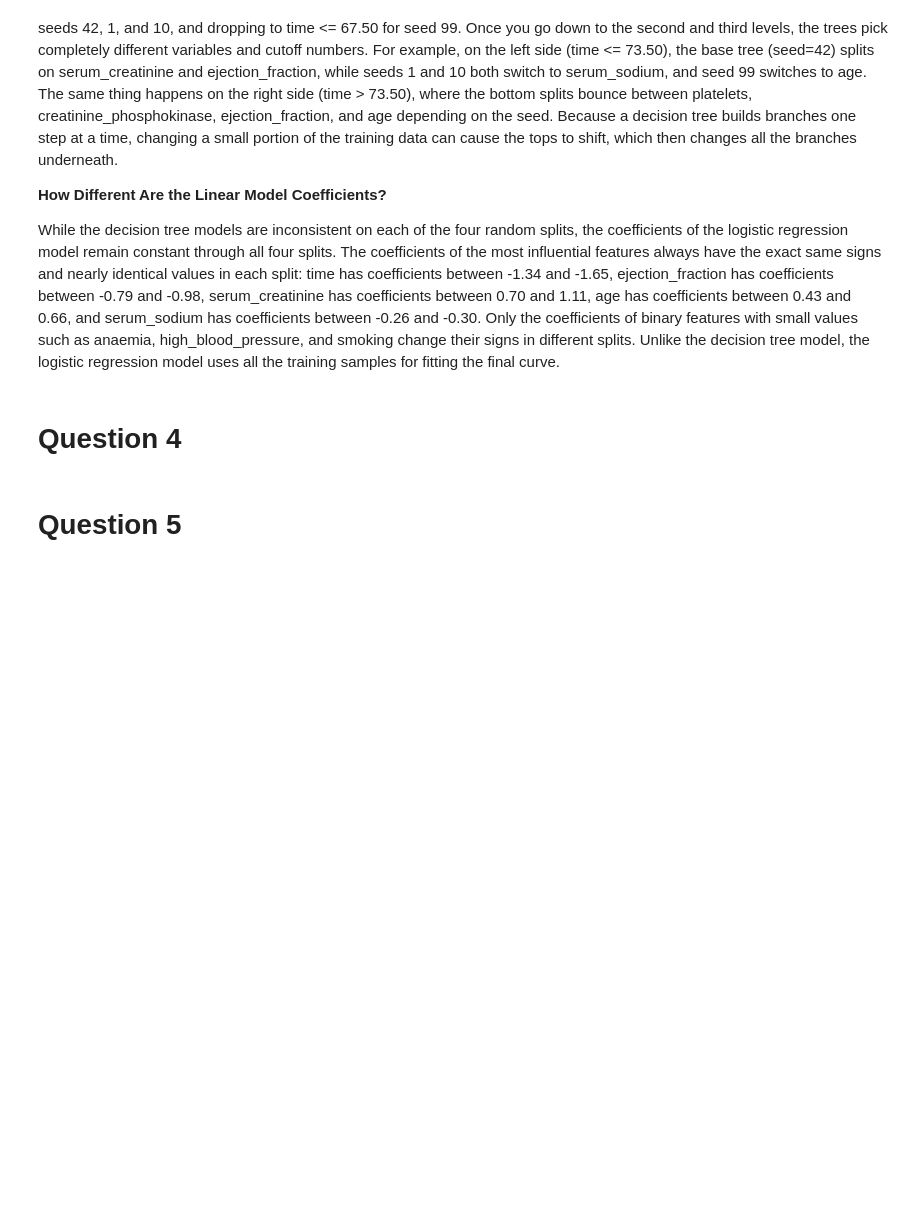
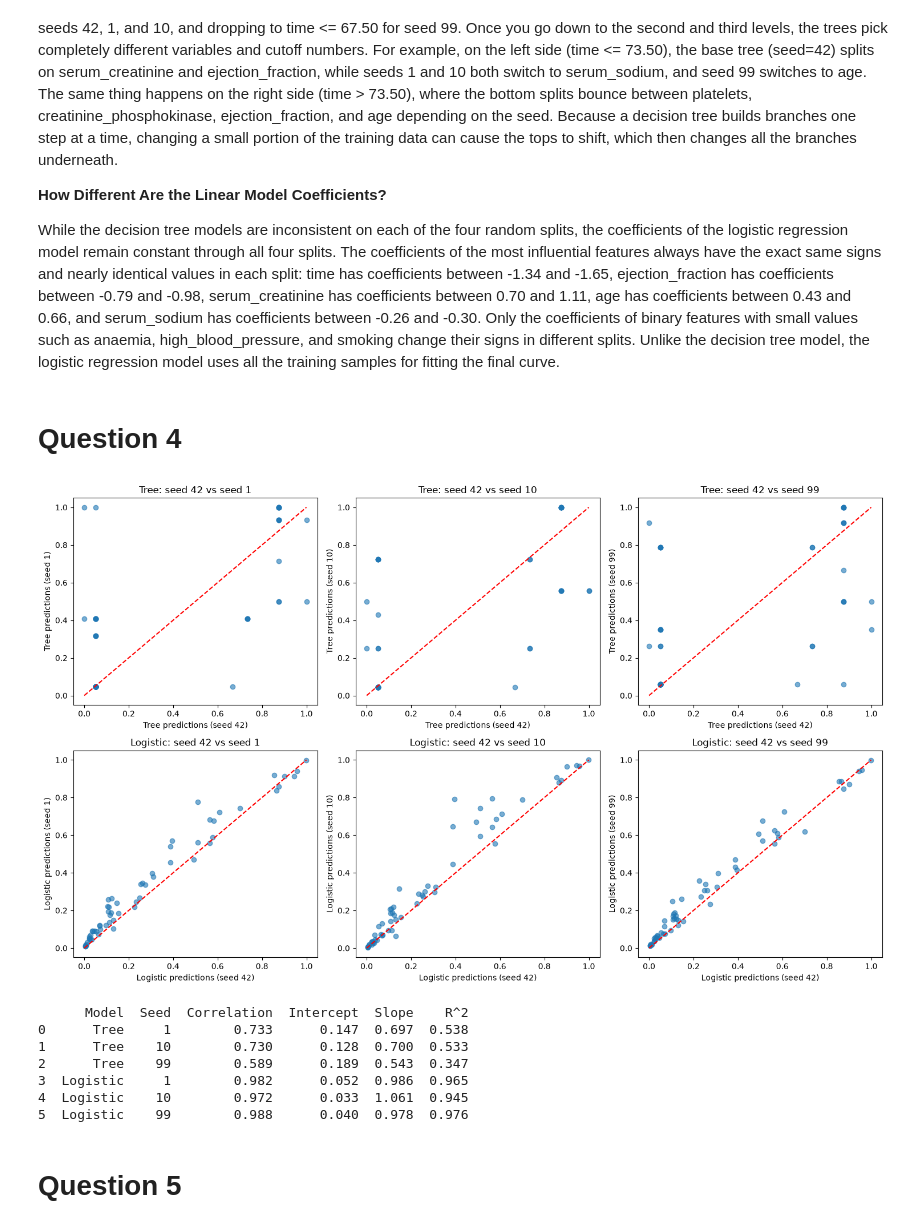
Before and after one commit to aureamc/L03-tree-stability, a Jupyter notebook: L03_notebook.ipynb, the cells around one changed output. Saved outputs shown, nothing was run; the diff lists cells and outputs as text; code cells hidden in the pictures; blank space fills up the shorter version.

```diff
--- a/L03_notebook.ipynb
+++ b/L03_notebook.ipynb
@@ -297,6 +258,57 @@ Across the different random train-test splits, the decision trees change quite a
 While the decision tree models are inconsistent on each of the four random splits, the coefficients of the logistic regression model remain constant through all four splits. The coefficients of the most influential features always have the exact same signs and nearly identical values in each split: time has coefficients between -1.34 and -1.65, ejection_fraction has coefficients between -0.79 and -0.98, serum_creatinine has coefficients between 0.70 and 1.11, age has coefficients between 0.43 and 0.66, and serum_sodium has coefficients between -0.26 and -0.30. Only the coefficients of binary features with small values such as anaemia, high_blood_pressure, and smoking change their signs in different splits. Unlike the decision tree model, the logistic regression model uses all the training samples for fitting the final curve.
 # %% [markdown]
 # Question 4
+# %%
+from scipy import stats
+
+seed_list = [1, 10, 99]
+base = {'Tree': pred_tree_base, 'Logistic': pred_log_base}
+alts = {
+    'Tree':     {1: pred_tree_1, 10: pred_tree_10, 99: pred_tree_99},
+    'Logistic': {1: pred_log_1,  10: pred_log_10,  99: pred_log_99},
+}
+
+#Base predictions versus alternative predictions
+fig, axes = plt.subplots(2, 3, figsize=(15, 9))
+
+for i, k in enumerate(['Tree', 'Logistic']):
+    for j, s in enumerate(seed_list):
+        ax = axes[i, j]
+        ax.scatter(base[k], alts[k][s], alpha=0.6)
+        ax.plot([0, 1], [0, 1], 'r--')
+        ax.set_xlabel(f'{k} predictions (seed 42)')
+        ax.set_ylabel(f'{k} predictions (seed {s})')
+        ax.set_title(f'{k}: seed 42 vs seed {s}')
+
+plt.tight_layout()
+plt.show()
+
+#Correlation and simple linear regression
+rows = []
+
+for k in ['Tree', 'Logistic']:
+    for s in seed_list:
+        res = stats.linregress(base[k], alts[k][s])
+        rows.append({
+            'Model': k,
+            'Seed': s,
+            'Correlation': res.rvalue,
+            'Intercept': res.intercept,
+            'Slope': res.slope,
+            'R^2': res.rvalue ** 2,
+        })
+
+q4_table = pd.DataFrame(rows)
+print(q4_table.round(3))
+# %% [output]
+[figure, added]
+      Model  Seed  Correlation  Intercept  Slope    R^2
+0      Tree     1        0.733      0.147  0.697  0.538
+1      Tree    10        0.730      0.128  0.700  0.533
+2      Tree    99        0.589      0.189  0.543  0.347
+3  Logistic     1        0.982      0.052  0.986  0.965
+4  Logistic    10        0.972      0.033  1.061  0.945
+5  Logistic    99        0.988      0.040  0.978  0.976
 # %% [markdown]
 # Question 5
 # %% [markdown]
```
Also changed, not shown: parts of 4 cells of this notebook, 3 other files.
